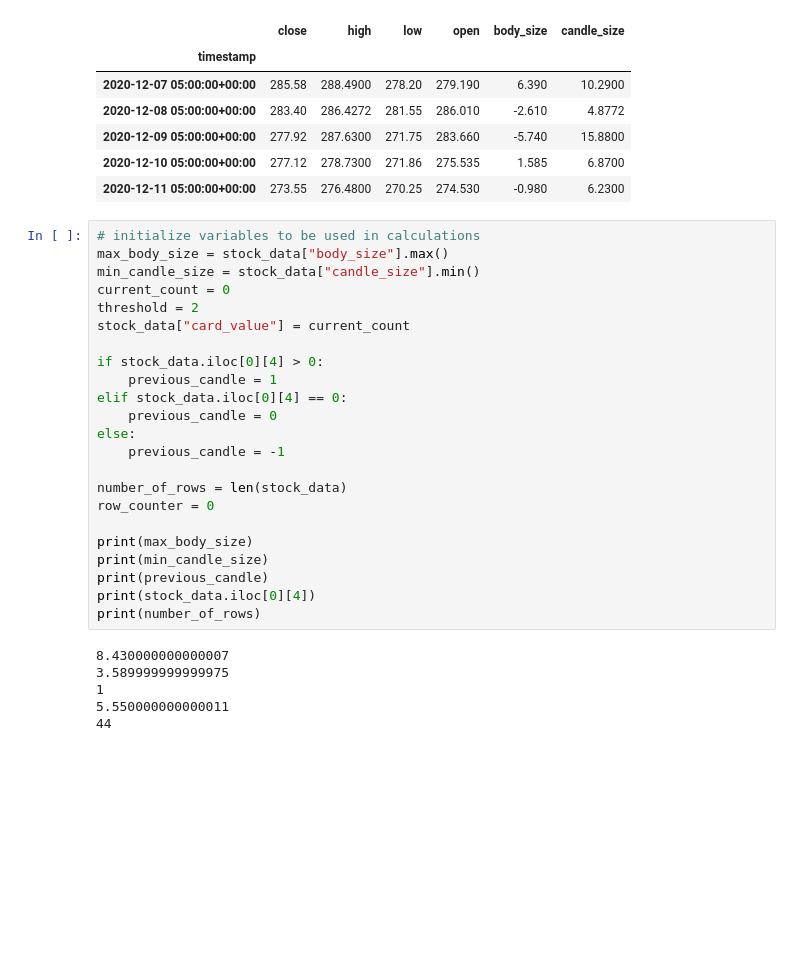
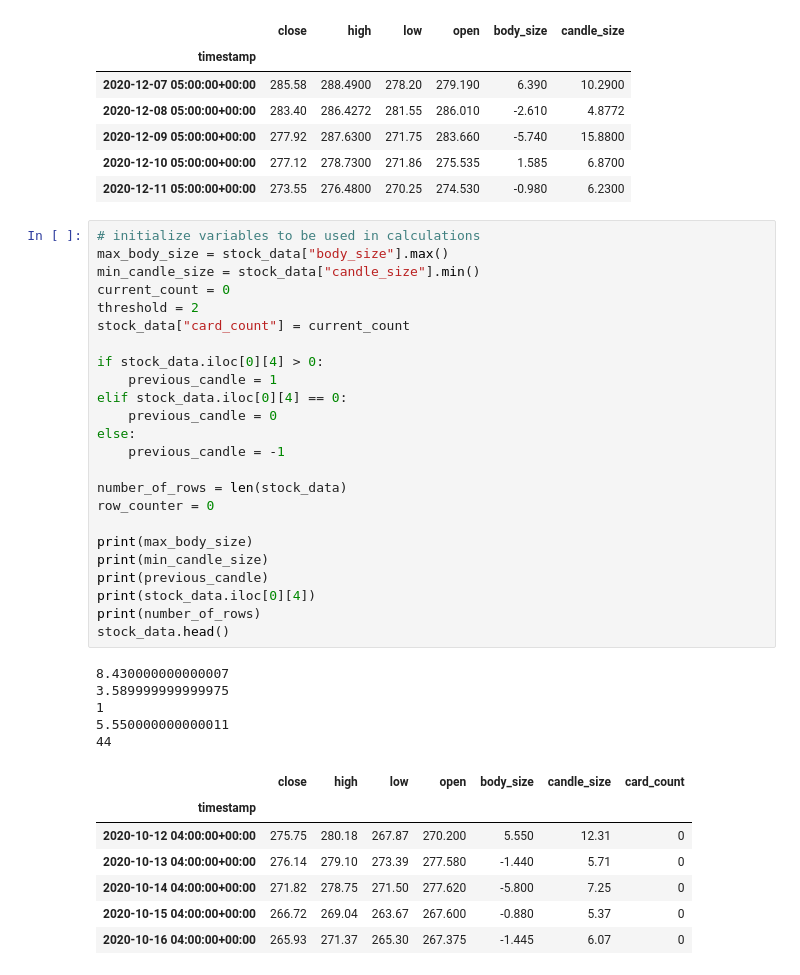
Before and after one commit to EtienneBrown1982/Counting_Cards_but_for_Equities, a Jupyter notebook: Code_edit_1_eb.ipynb, the cells around one changed output. Cells and saved outputs as stored; diff of their text form; blank space fills up the shorter version.

```diff
--- a/Code_edit_1_eb.ipynb
+++ b/Code_edit_1_eb.ipynb
@@ -145,29 +146,37 @@ display(stock_data.tail())
 # %%
 # initialize variables to be used in calculations
 max_body_size = stock_data["body_size"].max()
 min_candle_size = stock_data["candle_size"].min()
 current_count = 0
 threshold = 2
-stock_data["card_value"] = current_count
+stock_data["card_count"] = current_count
 
 if stock_data.iloc[0][4] > 0:
     previous_candle = 1
 elif stock_data.iloc[0][4] == 0:
     previous_candle = 0
 else:
     previous_candle = -1
 
 number_of_rows = len(stock_data)
 row_counter = 0
 
 print(max_body_size)
 print(min_candle_size)
 print(previous_candle)
 print(stock_data.iloc[0][4])
 print(number_of_rows)
+stock_data.head()
 # %% [output]
 8.430000000000007
 3.589999999999975
 1
 5.550000000000011
 44
+|  | close | high | low | open | body_size | candle_size | card_count |
+| timestamp |  |  |  |  |  |  |  |
+| 2020-10-12 04:00:00+00:00 | 275.75 | 280.18 | 267.87 | 270.200 | 5.550 | 12.31 | 0 |
+| 2020-10-13 04:00:00+00:00 | 276.14 | 279.10 | 273.39 | 277.580 | -1.440 | 5.71 | 0 |
+| 2020-10-14 04:00:00+00:00 | 271.82 | 278.75 | 271.50 | 277.620 | -5.800 | 7.25 | 0 |
+| 2020-10-15 04:00:00+00:00 | 266.72 | 269.04 | 263.67 | 267.600 | -0.880 | 5.37 | 0 |
+| 2020-10-16 04:00:00+00:00 | 265.93 | 271.37 | 265.30 | 267.375 | -1.445 | 6.07 | 0 |
```
Also changed, not shown: parts of 5 cells of this notebook.
